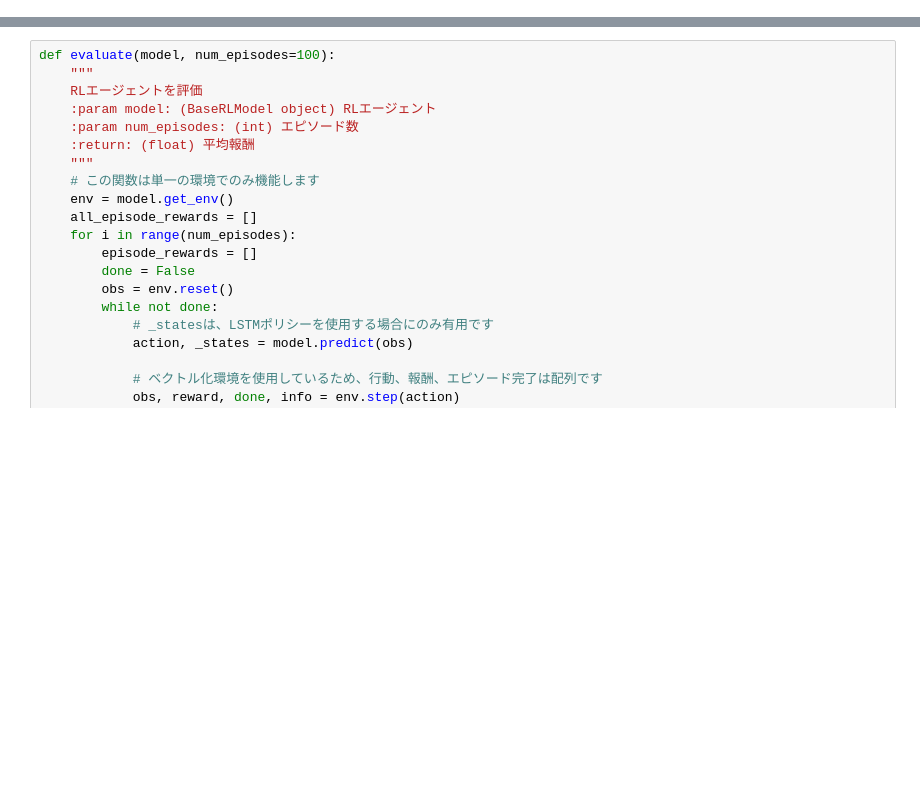
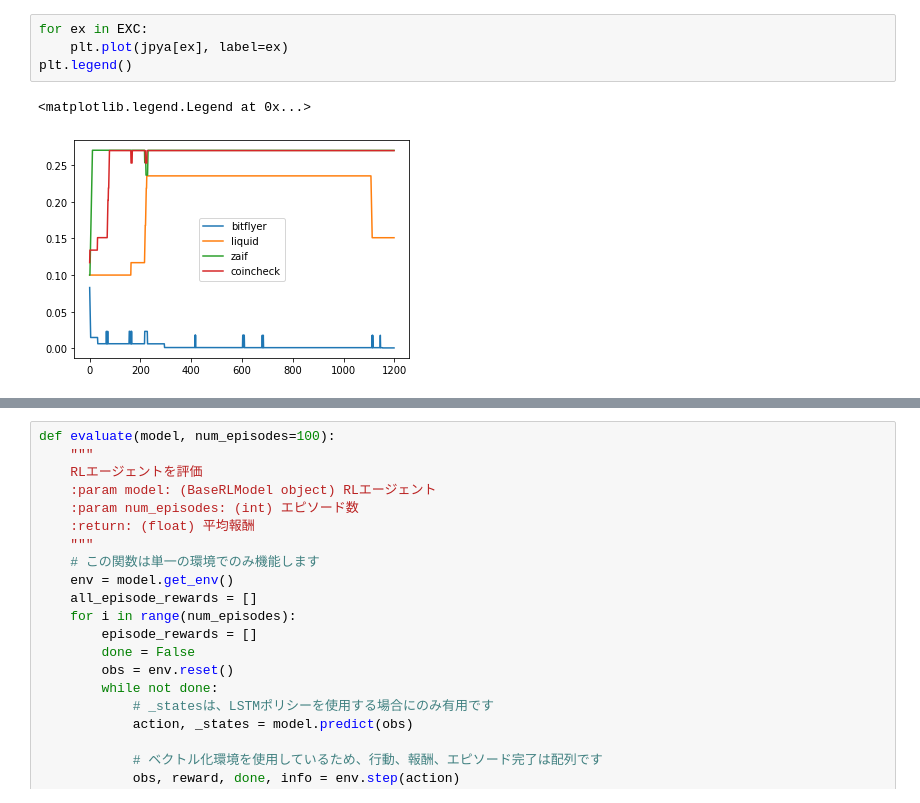
Before and after one commit to s-en/btcviewer, a Jupyter notebook: baseline.ipynb, the cells around one changed output, grey strips where cells are left out. Drawn from its saved outputs; the diff is of its cells as text; blank space fills up the shorter version.

```diff
--- a/baseline.ipynb
+++ b/baseline.ipynb
@@ -245,0 +365,7 @@ buy
+# %%
+for ex in EXC:
+    plt.plot(jpya[ex], label=ex)
+plt.legend()
+# %% [output]
+<matplotlib.legend.Legend at 0x...>
+[figure, added]
```
Also changed, not shown: parts of 15 cells of this notebook.
